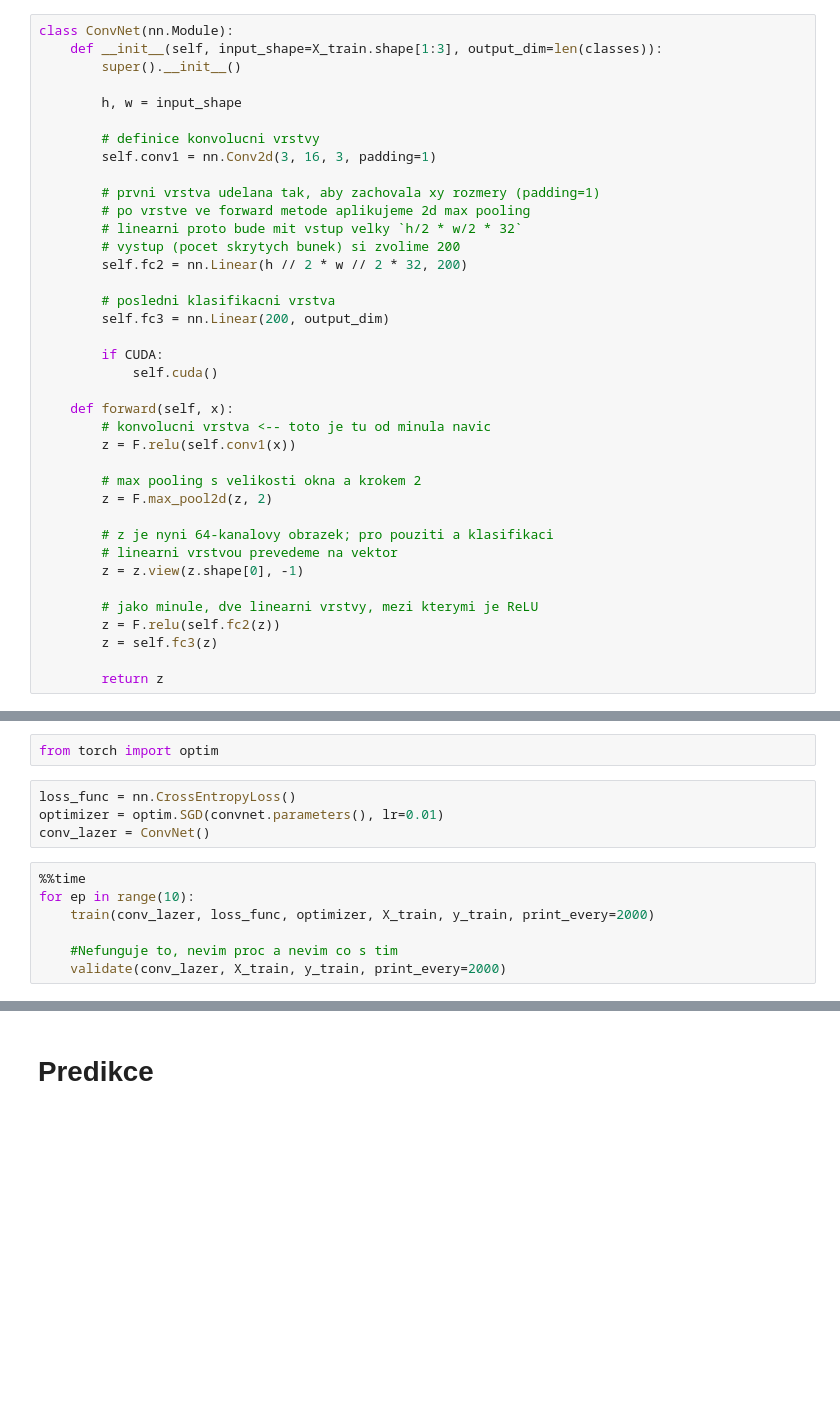
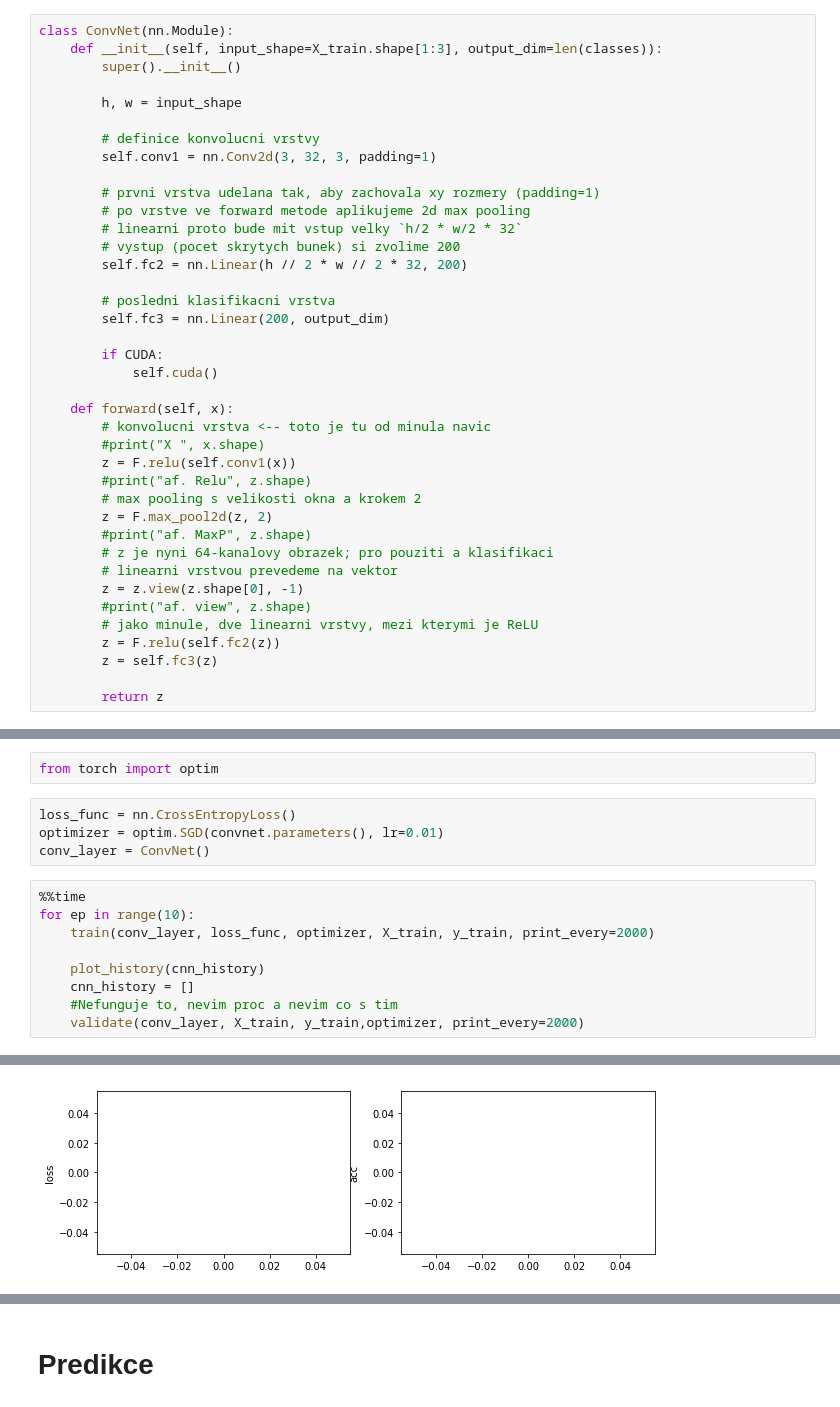
Before and after one commit to Sselion/ANS_Naiman, a Jupyter notebook: conv-intro-lab.ipynb, the cells around one changed output, grey strips where cells are left out. Cells and saved outputs as stored; diff of their text form; blank space fills up the shorter version.

```diff
--- a/conv-intro-lab.ipynb
+++ b/conv-intro-lab.ipynb
@@ -463,7 +463,7 @@ class ConvNet(nn.Module):
         h, w = input_shape
 
         # definice konvolucni vrstvy
-        self.conv1 = nn.Conv2d(3, 16, 3, padding=1)
+        self.conv1 = nn.Conv2d(3, 32, 3, padding=1)
 
         # prvni vrstva udelana tak, aby zachovala xy rozmery (padding=1)
         # po vrstve ve forward metode aplikujeme 2d max pooling
@@ -479,15 +479,16 @@ class ConvNet(nn.Module):
 
     def forward(self, x):
         # konvolucni vrstva <-- toto je tu od minula navic
+        #print("X ", x.shape)
         z = F.relu(self.conv1(x))
-
+        #print("af. Relu", z.shape)
         # max pooling s velikosti okna a krokem 2
         z = F.max_pool2d(z, 2)
-
+        #print("af. MaxP", z.shape)
         # z je nyni 64-kanalovy obrazek; pro pouziti a klasifikaci
         # linearni vrstvou prevedeme na vektor
         z = z.view(z.shape[0], -1)
-
+        #print("af. view", z.shape)
         # jako minule, dve linearni vrstvy, mezi kterymi je ReLU
         z = F.relu(self.fc2(z))
         z = self.fc3(z)
@@ -651,12 +691,14 @@ from torch import optim
 # %%
 loss_func = nn.CrossEntropyLoss()
 optimizer = optim.SGD(convnet.parameters(), lr=0.01)
-conv_lazer = ConvNet()
+conv_layer = ConvNet()
 # %%
 %%time
 for ep in range(10):
-    train(conv_lazer, loss_func, optimizer, X_train, y_train, print_every=2000)
+    train(conv_layer, loss_func, optimizer, X_train, y_train, print_every=2000)
 
+    plot_history(cnn_history)
+    cnn_history = []
     #Nefunguje to, nevim proc a nevim co s tim
-    validate(conv_lazer, X_train, y_train, print_every=2000)
+    validate(conv_layer, X_train, y_train,optimizer, print_every=2000)
 # %% [output]
@@ -663,0 +706 @@ RuntimeError: Expected object of type torch.FloatTensor but found type torch.cud
+[figure, added]
```
Also changed, not shown: parts of 26 cells of this notebook.
